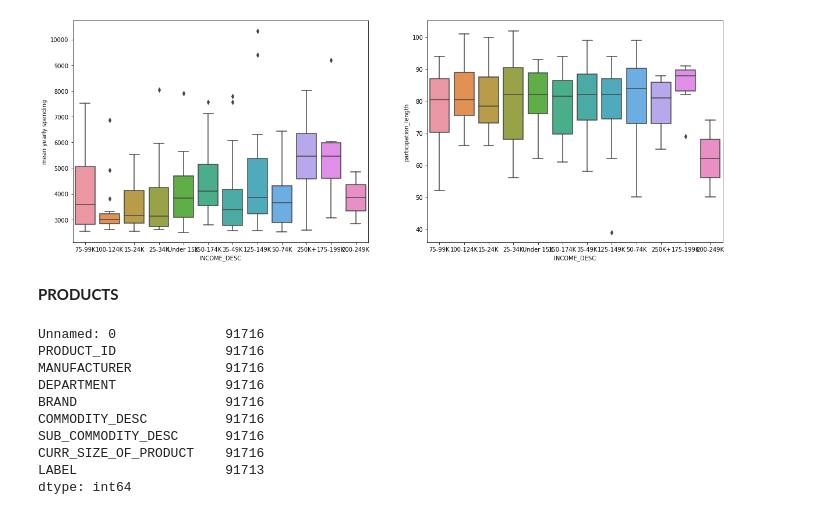
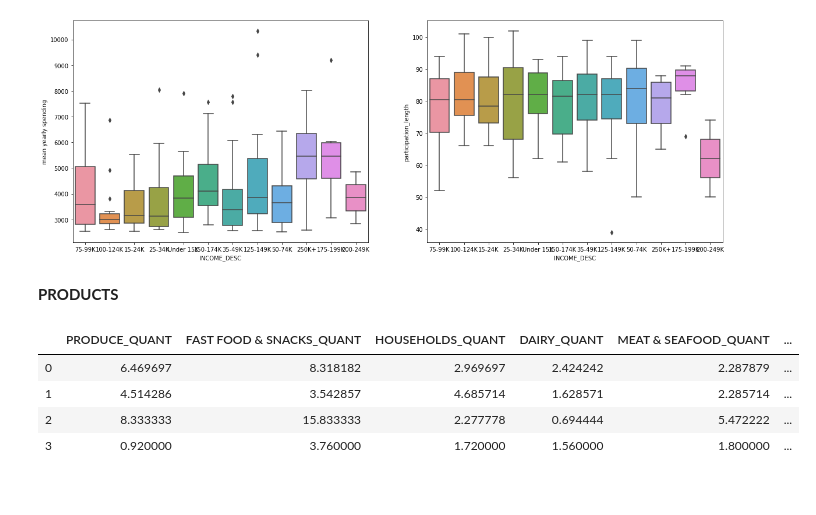
Before and after one commit to marvande/epfl-ada-2019-data-analysis, a Jupyter notebook: code/Demographic_productcorrelation.ipynb, the cells around one changed output. Saved outputs shown, nothing was run; the diff lists cells and outputs as text; code cells hidden in the pictures.

```diff
--- a/code/Demographic_productcorrelation.ipynb
+++ b/code/Demographic_productcorrelation.ipynb
@@ -144,16 +147,13 @@ ax1=sns.boxplot(x="INCOME_DESC", y='participation_length', data=filtered_income,
 [figure]
 # %% [markdown]
 **PRODUCTS**
-# %%
-products_labelled.count()
-# %% [output]
-Unnamed: 0              91716
-PRODUCT_ID              91716
-MANUFACTURER            91716
-DEPARTMENT              91716
-BRAND                   91716
-COMMODITY_DESC          91716
-SUB_COMMODITY_DESC      91716
-CURR_SIZE_OF_PRODUCT    91716
-LABEL                   91713
-dtype: int64
+# %%
+weekly_cart_df = pd.read_csv("./saved_structures/weekly_cart_df.csv", sep ='\t')
+
+weekly_cart_df.head(4)
+# %% [output]
+|  | PRODUCE_QUANT | FAST FOOD & SNACKS_QUANT | HOUSEHOLDS_QUANT | DAIRY_QUANT | MEAT & SEAFOOD_QUANT | ... |
+| 0 | 6.469697 | 8.318182 | 2.969697 | 2.424242 | 2.287879 | ... |
+| 1 | 4.514286 | 3.542857 | 4.685714 | 1.628571 | 2.285714 | ... |
+| 2 | 8.333333 | 15.833333 | 2.277778 | 0.694444 | 5.472222 | ... |
+| 3 | 0.920000 | 3.760000 | 1.720000 | 1.560000 | 1.800000 | ... |
```
Also changed, not shown: parts of 4 cells of this notebook, 1 other file.
